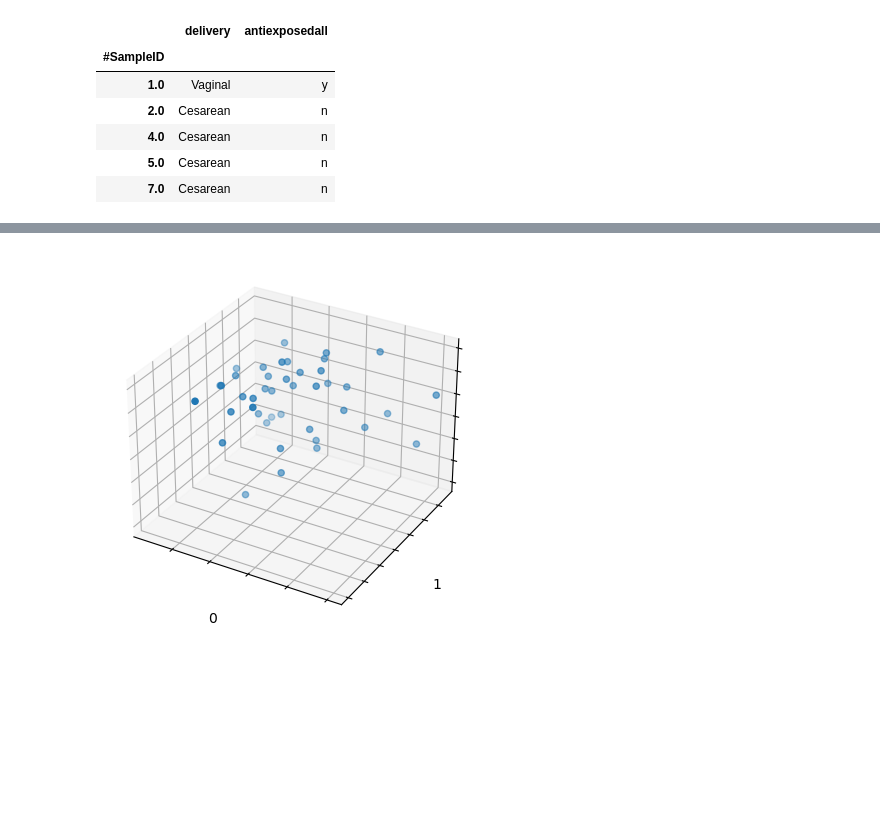
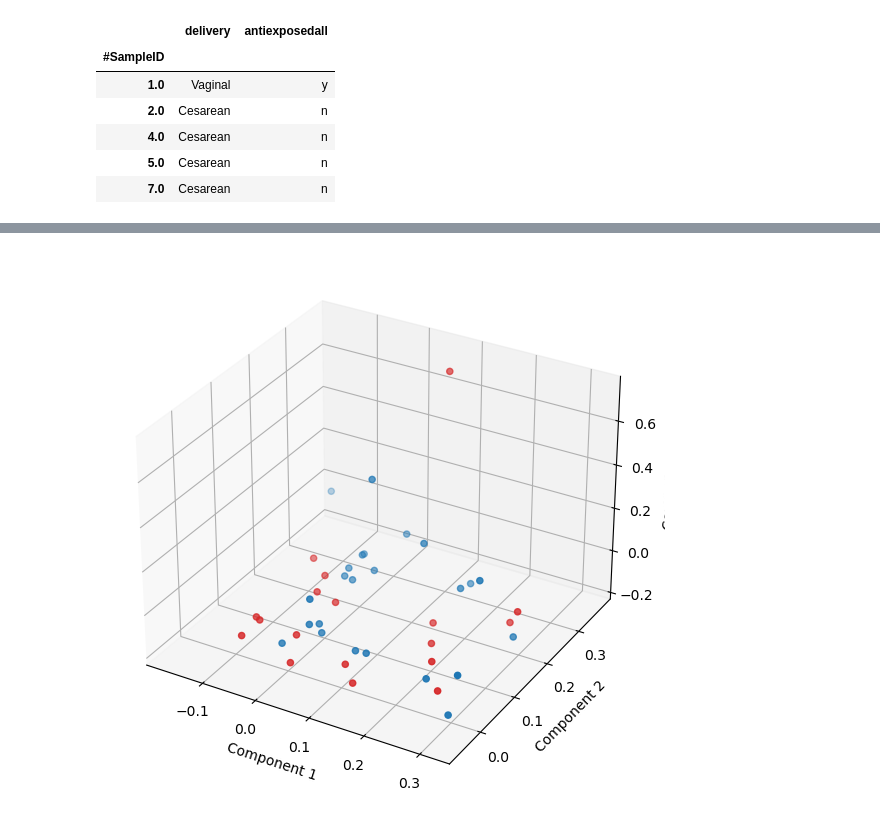
Before and after one commit to Biacordazzo/bia_gemelli, a Jupyter notebook: gemelli/joint_ctf.ipynb, the cells around one changed output, grey strips where cells are left out. Saved outputs shown, nothing was run; the diff lists cells and outputs as text; code cells hidden in the pictures; blank space fills up the shorter version.

```diff
--- a/gemelli/joint_ctf.ipynb
+++ b/gemelli/joint_ctf.ipynb
@@ -1433 +1571,14 @@ mf.head(5)
+# %%
+fig = plt.figure(figsize = (10, 7))
+ax = fig.add_subplot(projection='3d')
+ax.scatter3D(tempted_res[0].samples['PC1'],
+           tempted_res[0].samples['PC2'],
+           tempted_res[0].samples['PC3'],
+           c=mf['delivery'].map({'Cesarean': 'tab:red', 'Vaginal': 'tab:blue'}))
+ax.set_xlabel('Component 1')
+ax.set_ylabel('Component 2')
+ax.set_zlabel('Component 3')
+plt.show()
+# %% [output]
+[figure, added]
 # %%
@@ -1452,4 +1602,0 @@ dists.ids = list(map(str, dists.ids))
-# %%
-individual_ord
-# %% [output]
-[figure, removed]
```
Also changed, not shown: parts of 27 cells of this notebook, 1 other file.
